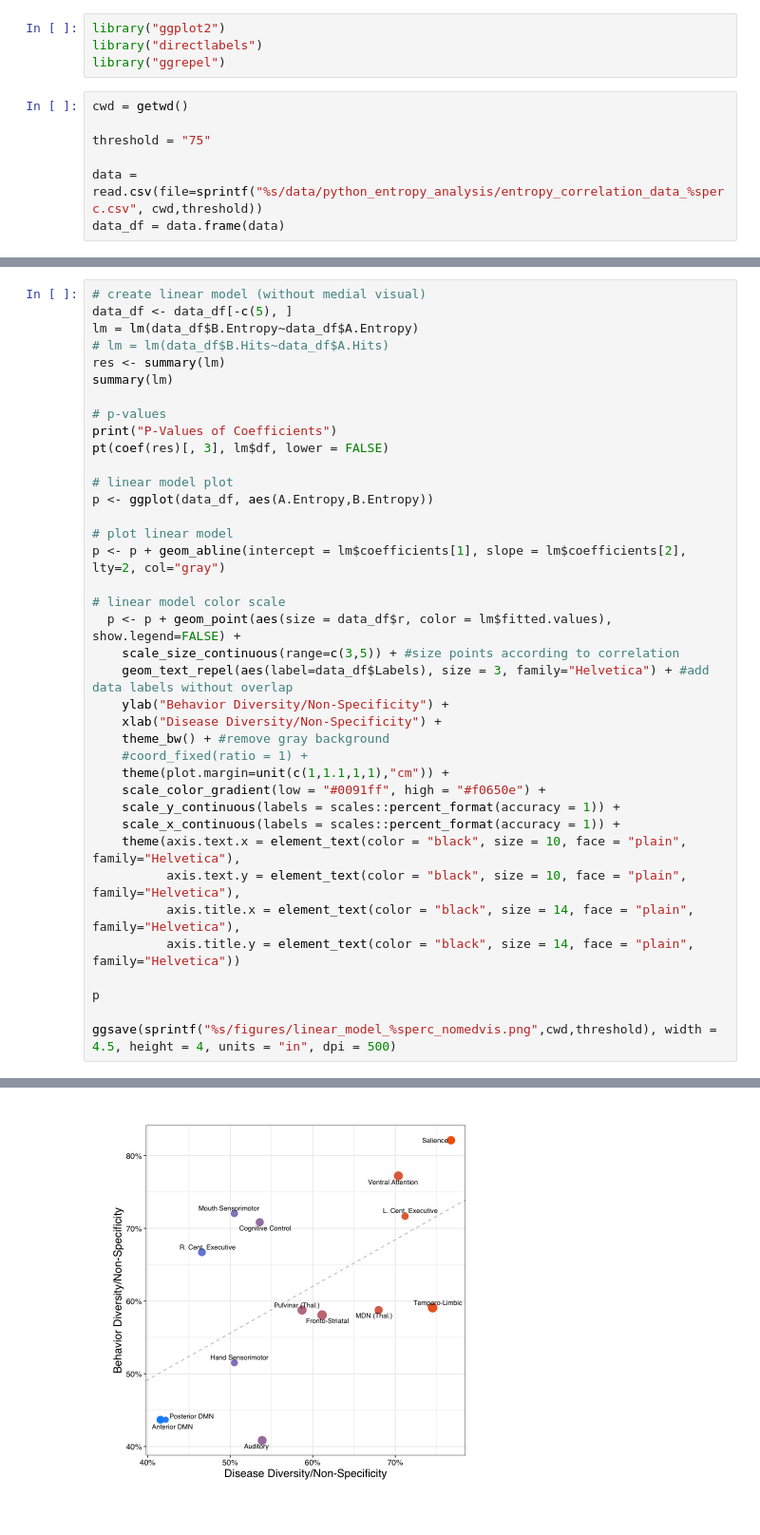
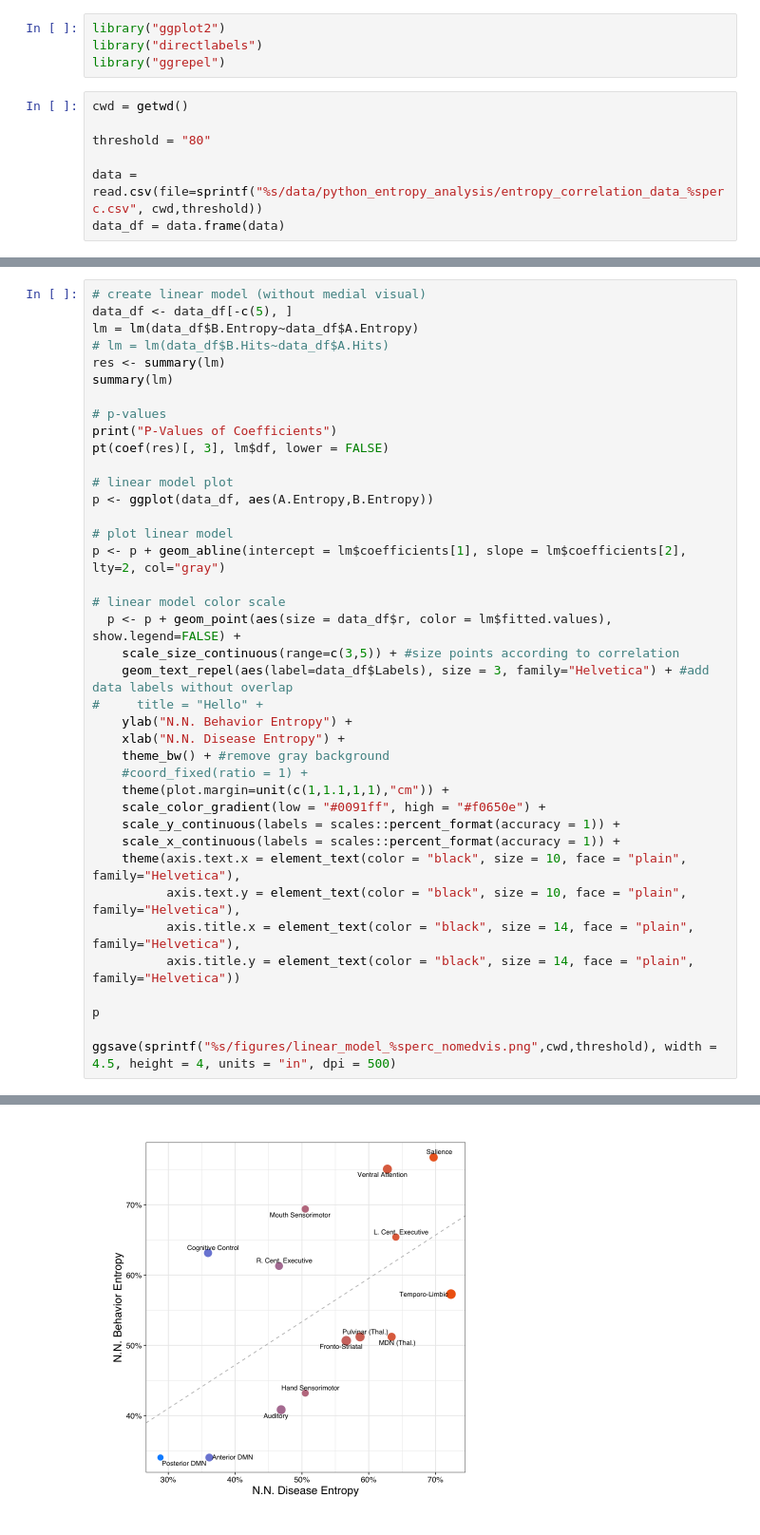
Before and after one commit to tvanasse/brainmap_structure_function_2020, a Jupyter notebook: linear_model.ipynb, the cells around one changed output, grey strips where cells are left out. Shown at 95% size. Drawn from its saved outputs; the diff is of its cells as text.

```diff
--- a/linear_model.ipynb
+++ b/linear_model.ipynb
@@ -5,7 +5,7 @@ library("ggrepel")
 # %%
 cwd = getwd()
 
-threshold = "75"
+threshold = "80"
 
 data = read.csv(file=sprintf("%s/data/python_entropy_analysis/entropy_correlation_data_%sperc.csv", cwd,threshold))
 data_df = data.frame(data)
@@ -111,8 +112,9 @@ p <- p + geom_abline(intercept = lm$coefficients[1], slope = lm$coefficients[2],
   p <- p + geom_point(aes(size = data_df$r, color = lm$fitted.values), show.legend=FALSE) +
     scale_size_continuous(range=c(3,5)) + #size points according to correlation
     geom_text_repel(aes(label=data_df$Labels), size = 3, family="Helvetica") + #add data labels without overlap
-    ylab("Behavior Diversity/Non-Specificity") +
-    xlab("Disease Diversity/Non-Specificity") +
+#     title = "Hello" +
+    ylab("N.N. Behavior Entropy") +
+    xlab("N.N. Disease Entropy") +
     theme_bw() + #remove gray background
     #coord_fixed(ratio = 1) +
     theme(plot.margin=unit(c(1,1.1,1,1),"cm")) +
@@ -151 +153 @@ F-statistic: 6.455 on 1 and 12 DF,  p-value: 0.02591
-[figure, old version]
+[figure, new version]
```
Also changed, not shown: parts of 3 cells of this notebook, 13 other files.
